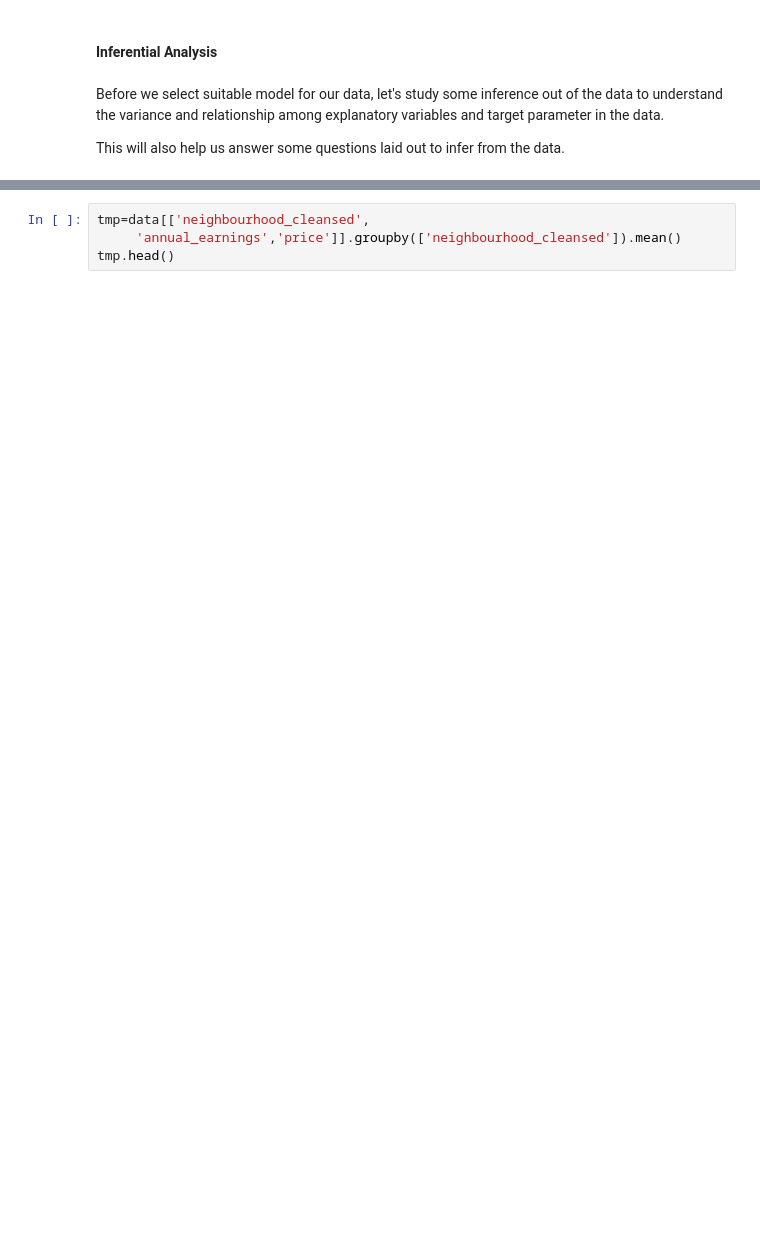
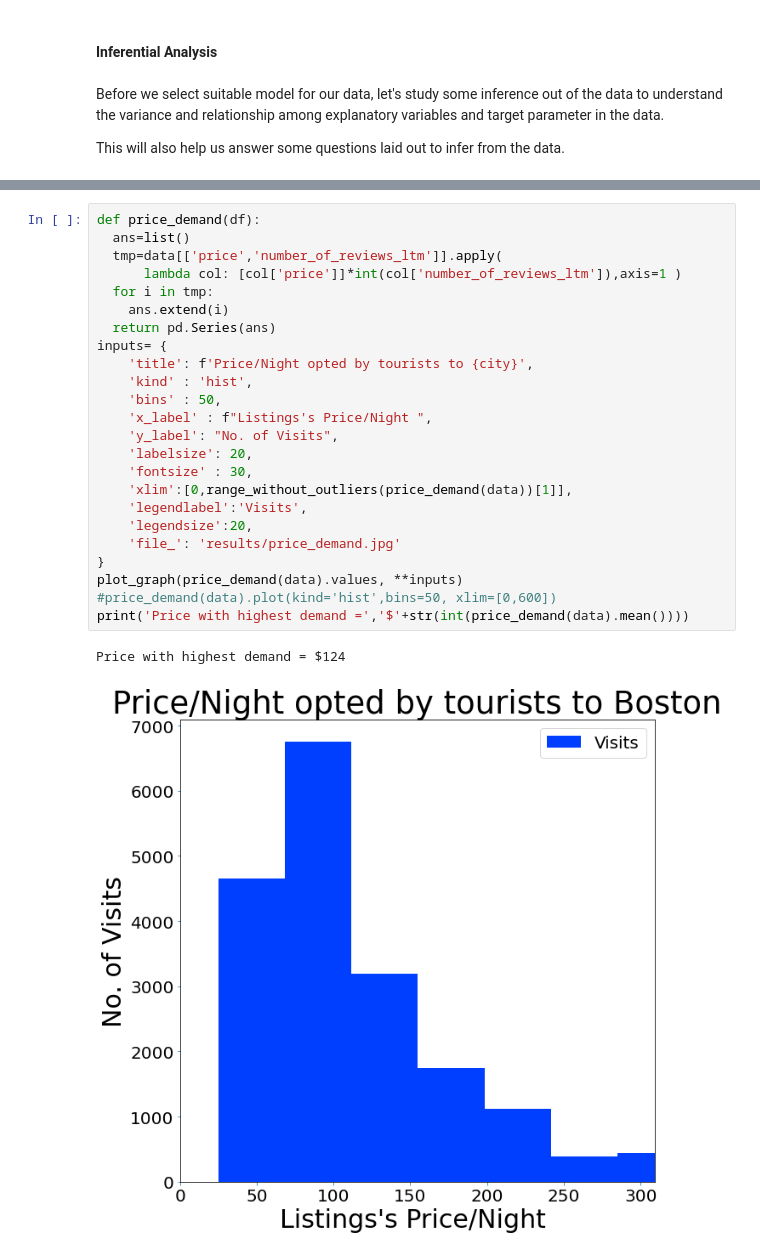
Before and after one commit to rindhane/DataMusings, a Jupyter notebook: EDA/Exploratory_Data_Analysis.ipynb, the cells around one changed output, grey strips where cells are left out. Cells and saved outputs as stored; diff of their text form; blank space fills up the shorter version.

```diff
--- a/EDA/Exploratory_Data_Analysis.ipynb
+++ b/EDA/Exploratory_Data_Analysis.ipynb
@@ -896,4 +831,27 @@ data['annual_earnings'].mean()
-# %%
-tmp=data[['neighbourhood_cleansed',
-     'annual_earnings','price']].groupby(['neighbourhood_cleansed']).mean()
-tmp.head()
+# %%
+def price_demand(df):
+  ans=list()
+  tmp=data[['price','number_of_reviews_ltm']].apply(
+      lambda col: [col['price']]*int(col['number_of_reviews_ltm']),axis=1 )
+  for i in tmp:
+    ans.extend(i)
+  return pd.Series(ans)
+inputs= {
+    'title': f'Price/Night opted by tourists to {city}',
+    'kind' : 'hist',
+    'bins' : 50,
+    'x_label' : f"Listings's Price/Night ",
+    'y_label': "No. of Visits",
+    'labelsize': 20,
+    'fontsize' : 30,
+    'xlim':[0,range_without_outliers(price_demand(data))[1]],
+    'legendlabel':'Visits',
+    'legendsize':20,
+    'file_': 'results/price_demand.jpg'
+}
+plot_graph(price_demand(data).values, **inputs)
+#price_demand(data).plot(kind='hist',bins=50, xlim=[0,600])
+print('Price with highest demand =','$'+str(int(price_demand(data).mean())))
+# %% [output]
+Price with highest demand = $124
+[figure, added]
```
Also changed, not shown: parts of 36 cells of this notebook, 2 other files.
